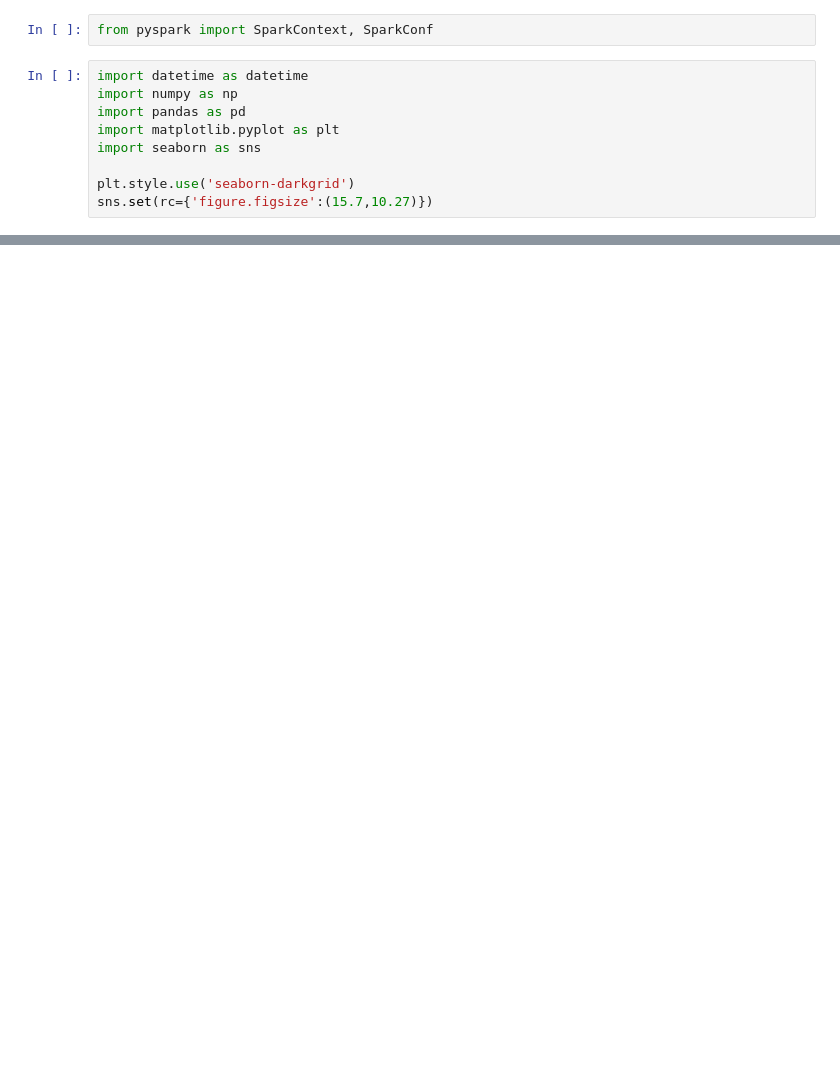
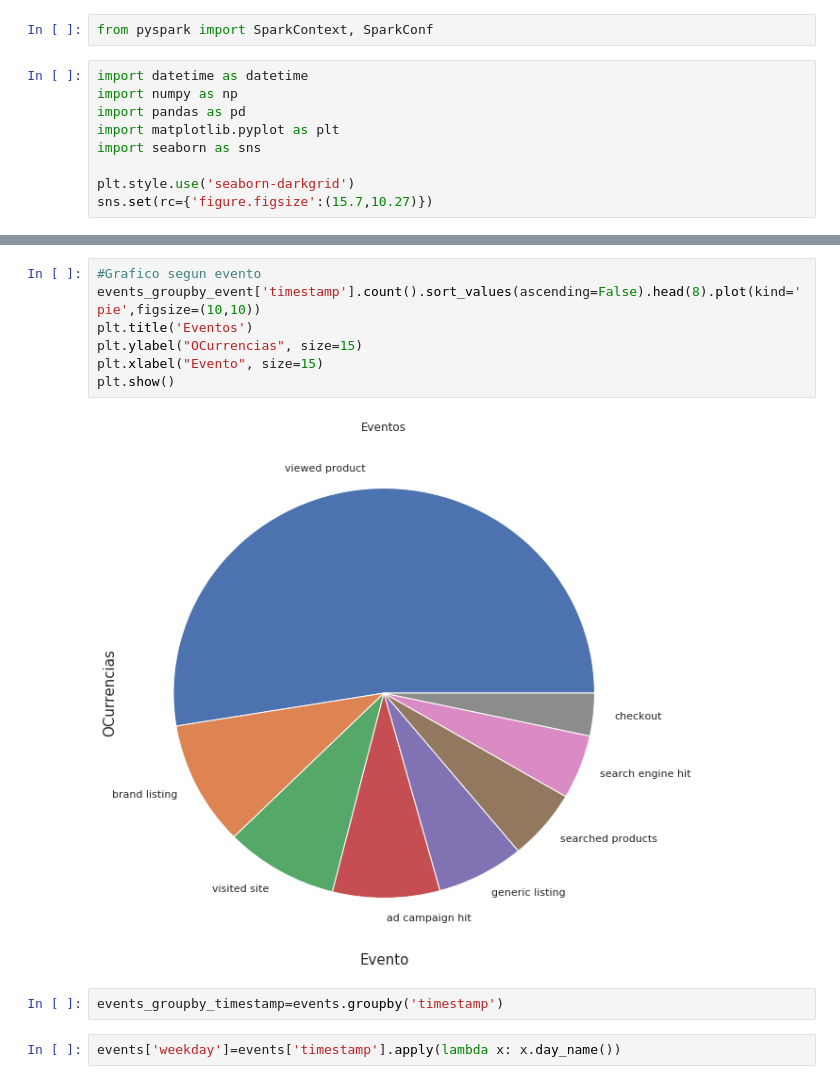
Before and after one commit to btusca/7506, a Jupyter notebook: TP2018/TP1.ipynb, the cells around one changed output, grey strips where cells are left out. Drawn from its saved outputs; the diff is of its cells as text; blank space fills up the shorter version.

```diff
--- a/TP2018/TP1.ipynb
+++ b/TP2018/TP1.ipynb
@@ -122,0 +141,13 @@ plt.show()
+# %%
+#Grafico segun evento
+events_groupby_event['timestamp'].count().sort_values(ascending=False).head(8).plot(kind='pie',figsize=(10,10))
+plt.title('Eventos')
+plt.ylabel("OCurrencias", size=15)
+plt.xlabel("Evento", size=15)
+plt.show()
+# %% [output]
+[figure, added]
+# %%
+events_groupby_timestamp=events.groupby('timestamp')
+# %%
+events['weekday']=events['timestamp'].apply(lambda x: x.day_name())
```
Also changed, not shown: parts of 38 cells of this notebook.
